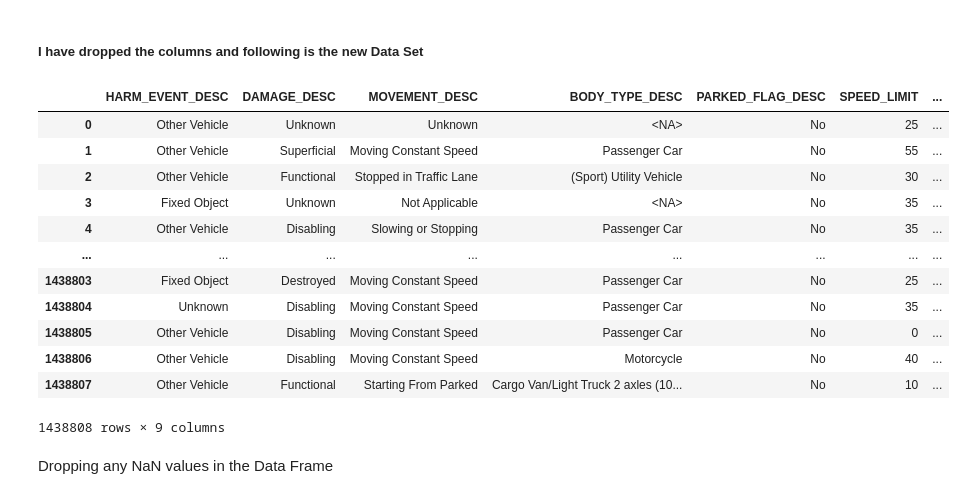
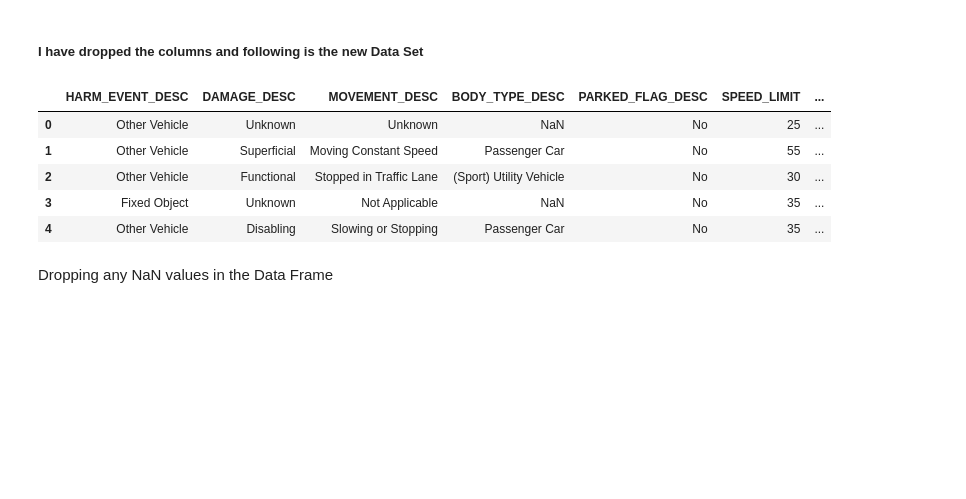
Before and after one commit to sasidhar-guthi/DATA-602, a Jupyter notebook: Project EDA.ipynb, the cells around one changed output. Saved outputs shown, nothing was run; the diff lists cells and outputs as text; code cells hidden in the pictures; blank space fills up the shorter version.

```diff
--- a/Project EDA.ipynb
+++ b/Project EDA.ipynb
@@ -331,19 +339,13 @@ df_new = df.drop(columns=['HARM_EVENT_CODE', 'CONTI_DIRECTION_DESC',
 # %% [markdown]
 ##### I have dropped the columns and following is the new Data Set
 # %%
-df_new
+# printing the new Data Set
+df_new.head()
 # %% [output]
 |  | HARM_EVENT_DESC | DAMAGE_DESC | MOVEMENT_DESC | BODY_TYPE_DESC | PARKED_FLAG_DESC | SPEED_LIMIT | ... |
-| 0 | Other Vehicle | Unknown | Unknown | <NA> | No | 25 | ... |
+| 0 | Other Vehicle | Unknown | Unknown | NaN | No | 25 | ... |
 | 1 | Other Vehicle | Superficial | Moving Constant Speed | Passenger Car | No | 55 | ... |
 | 2 | Other Vehicle | Functional | Stopped in Traffic Lane | (Sport) Utility Vehicle | No | 30 | ... |
-| 3 | Fixed Object | Unknown | Not Applicable | <NA> | No | 35 | ... |
+| 3 | Fixed Object | Unknown | Not Applicable | NaN | No | 35 | ... |
 | 4 | Other Vehicle | Disabling | Slowing or Stopping | Passenger Car | No | 35 | ... |
-| ... | ... | ... | ... | ... | ... | ... | ... |
-| 1438803 | Fixed Object | Destroyed | Moving Constant Speed | Passenger Car | No | 25 | ... |
-| 1438804 | Unknown | Disabling | Moving Constant Speed | Passenger Car | No | 35 | ... |
-| 1438805 | Other Vehicle | Disabling | Moving Constant Speed | Passenger Car | No | 0 | ... |
-| 1438806 | Other Vehicle | Disabling | Moving Constant Speed | Motorcycle | No | 40 | ... |
-| 1438807 | Other Vehicle | Functional | Starting From Parked | Cargo Van/Light Truck 2 axles (10... | No | 10 | ... |
-1438808 rows × 9 columns
 # %%
```
Also changed, not shown: parts of 21 cells of this notebook.
